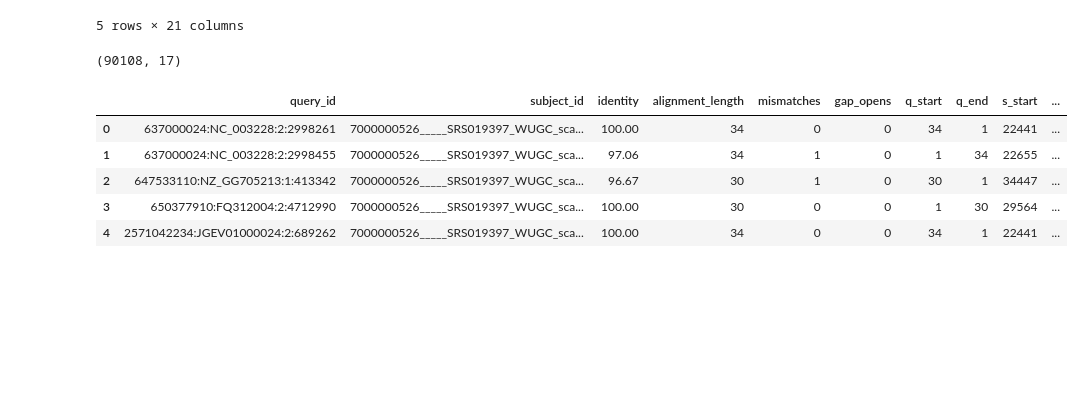
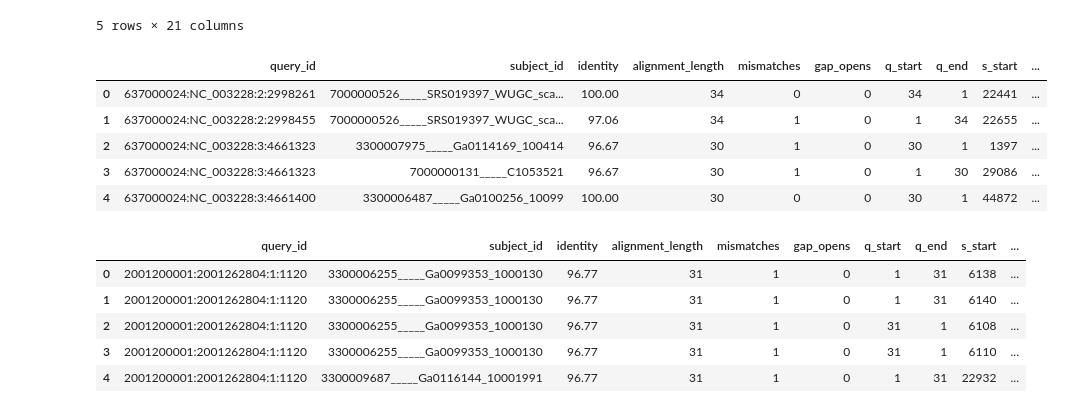
Before and after one commit to camillescott/viralnet, a Jupyter notebook: hypernet.ipynb, the cells around one changed output. Saved outputs shown, nothing was run; the diff lists cells and outputs as text; code cells hidden in the pictures; blank space fills up the shorter version.

Commit message:
incorporating metagenome spacers into the network

```diff
--- a/hypernet.ipynb
+++ b/hypernet.ipynb
@@ -31,27 +31,29 @@ metadata.head()
 # %%
 lastal_cols = [ 'query_id', 'subject_id', 'identity', 'alignment_length',
                 'mismatches', 'gap_opens', 'q_start', 'q_end', 's_start',
                 's_end', 'evalue', 'bitscore', 'query_length', 'subject_length',
                 'raw_score' ]
 
-df = pandas.read_csv( 'data/spacers_vs_all_viral_sequences_combined_v2_Filtered_1Snp_100AF.lout',
+isomags = pandas.read_csv( 'data/spacers_vs_all_viral_sequences_combined_v2_Filtered_1Snp_100AF.lout',
                       sep='\t', names=lastal_cols, index_col=False )
 
-# merge viral clusters
-clusters = metadata[ ['UViG', 'VIRAL_CLUSTERS'] ]
-clusters.columns = [ 'subject_id', 'vcluster' ]
-df = df.merge( clusters, on='subject_id' )
-
-# merge CRISPR array
-df['CRISPR_array'] = [ ':'.join(name.split(':')[:2]) for name in df.query_id ]
-
-print(df.shape)
-df.head()
+isomags.head()
 # %% [output]
-(90108, 17)
 |  | query_id | subject_id | identity | alignment_length | mismatches | gap_opens | q_start | q_end | s_start | ... |
 | 0 | 637000024:NC_003228:2:2998261 | 7000000526_____SRS019397_WUGC_sca... | 100.00 | 34 | 0 | 0 | 34 | 1 | 22441 | ... |
 | 1 | 637000024:NC_003228:2:2998455 | 7000000526_____SRS019397_WUGC_sca... | 97.06 | 34 | 1 | 0 | 1 | 34 | 22655 | ... |
-| 2 | 647533110:NZ_GG705213:1:413342 | 7000000526_____SRS019397_WUGC_sca... | 96.67 | 30 | 1 | 0 | 30 | 1 | 34447 | ... |
-| 3 | 650377910:FQ312004:2:4712990 | 7000000526_____SRS019397_WUGC_sca... | 100.00 | 30 | 0 | 0 | 1 | 30 | 29564 | ... |
-| 4 | 2571042234:JGEV01000024:2:689262 | 7000000526_____SRS019397_WUGC_sca... | 100.00 | 34 | 0 | 0 | 34 | 1 | 22441 | ... |
+| 2 | 637000024:NC_003228:3:4661323 | 3300007975_____Ga0114169_100414 | 96.67 | 30 | 1 | 0 | 30 | 1 | 1397 | ... |
+| 3 | 637000024:NC_003228:3:4661323 | 7000000131_____C1053521 | 96.67 | 30 | 1 | 0 | 1 | 30 | 29086 | ... |
+| 4 | 637000024:NC_003228:3:4661400 | 3300006487_____Ga0100256_10099 | 100.00 | 30 | 0 | 0 | 30 | 1 | 44872 | ... |
+# %%
+metaspacers = pandas.read_csv( 'data/imgvr/meta_spacers_vs_imgvr_filtered.lout',
+                               sep='\t', names=lastal_cols[:-1], index_col=False, skiprows=1 )
+
+metaspacers.head()
+# %% [output]
+|  | query_id | subject_id | identity | alignment_length | mismatches | gap_opens | q_start | q_end | s_start | ... |
+| 0 | 2001200001:2001262804:1:1120 | 3300006255_____Ga0099353_1000130 | 96.77 | 31 | 1 | 0 | 1 | 31 | 6138 | ... |
+| 1 | 2001200001:2001262804:1:1120 | 3300006255_____Ga0099353_1000130 | 96.77 | 31 | 1 | 0 | 1 | 31 | 6140 | ... |
+| 2 | 2001200001:2001262804:1:1120 | 3300006255_____Ga0099353_1000130 | 96.77 | 31 | 1 | 0 | 31 | 1 | 6108 | ... |
+| 3 | 2001200001:2001262804:1:1120 | 3300006255_____Ga0099353_1000130 | 96.77 | 31 | 1 | 0 | 31 | 1 | 6110 | ... |
+| 4 | 2001200001:2001262804:1:1120 | 3300009687_____Ga0116144_10001991 | 96.77 | 31 | 1 | 0 | 1 | 31 | 22932 | ... |
```
Also changed, not shown: parts of 11 cells of this notebook.
